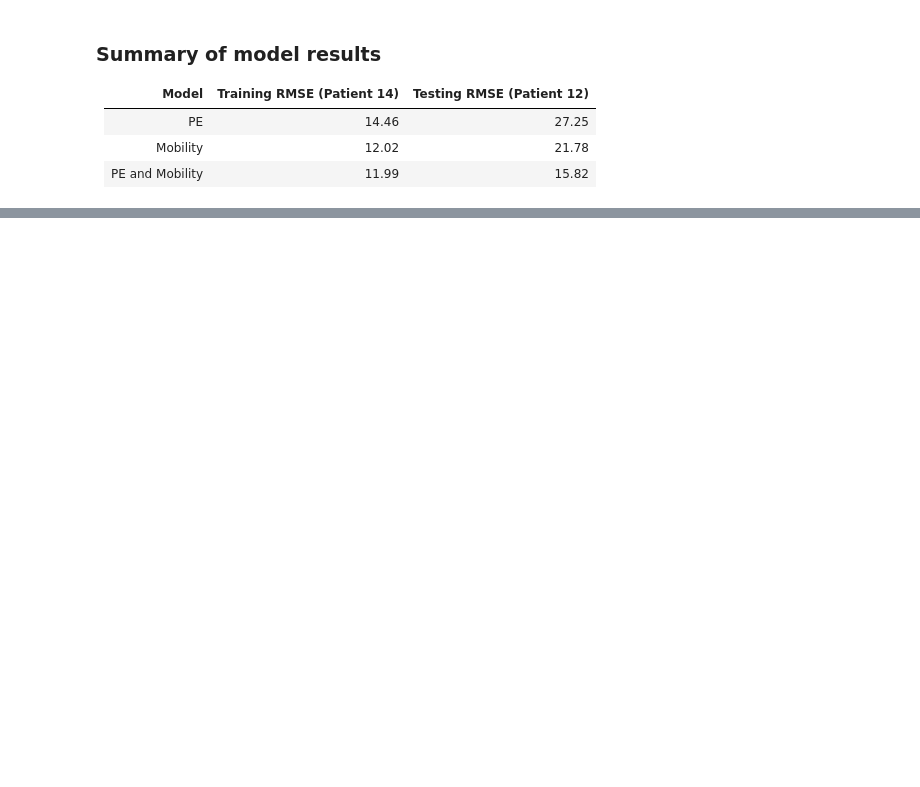
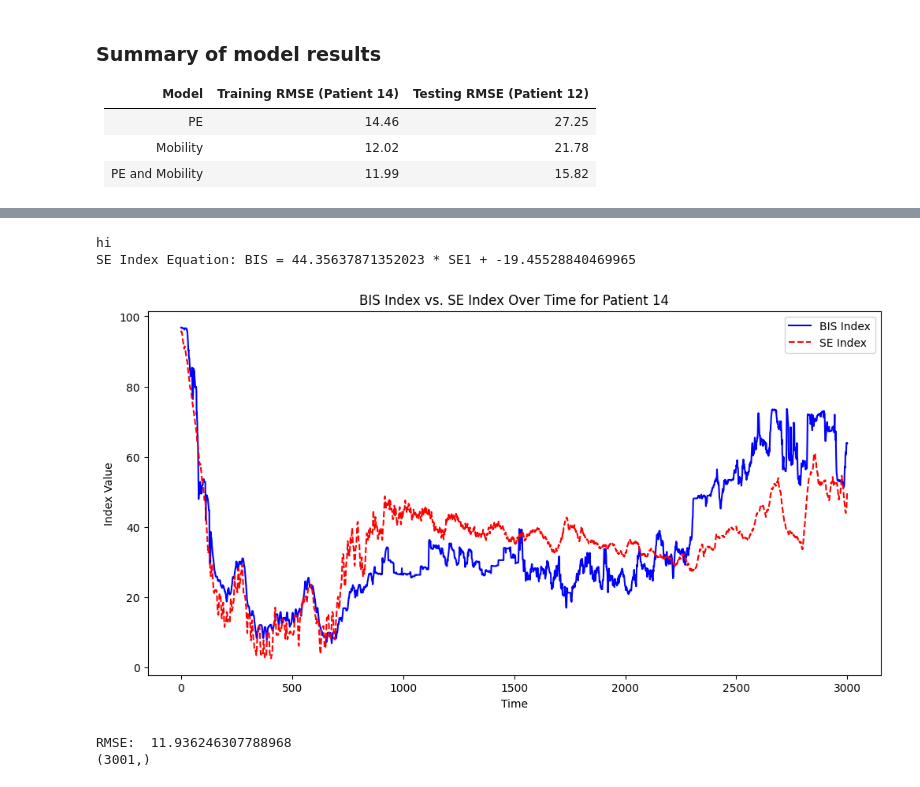
Before and after one commit to meyy26/Research-Project, a Jupyter notebook: Patient14.ipynb, the cells around one changed output, grey strips where cells are left out. Cells and saved outputs as stored; diff of their text form; code cells hidden in the pictures; blank space fills up the shorter version.

Commit message:
Added sample entropy index

```diff
--- a/Patient14.ipynb
+++ b/Patient14.ipynb
@@ -437,0 +452,10 @@ Combined Model RMSE:  15.817616557421719
+# %%
+se_values2 = []
+
+for i, window in enumerate(beta_windows):
+    se2 = ent.sample_entropy(window, 2, 0.2 * overall_std)
+    se_values2.append(se2[0])
+    print(f"Processed window {i+1}/{len(beta_windows)}")
+
+se_values2 = np.array(se_values2)
+print(se_values2.shape)
@@ -437,0 +480,40 @@ Combined Model RMSE:  15.817616557421719
+# %%
+# Create the PE index
+print("hi")
+se_df = pd.DataFrame(se_values2, columns=['SE']) # Convert SE numpy array to pandas DataFrame
+SE1 = se_df.values.reshape(-1, 1)
+SE_model = LinearRegression()
+SE_model.fit(SE1, bis_series)
+SE_index = SE_model.predict(SE1)
+
+# Calculate the regression coefficients
+k_SE = SE_model.coef_[0]
+b_SE = SE_model.intercept_
+print(f"SE Index Equation: BIS = {k_SE} * SE1 + {b_SE}")
+
+# Plot BIS Index vs. PE Indexfra
+plt.figure(figsize=(12, 6))
+plt.plot(bis_series, label='BIS Index', color='blue')
+plt.plot(SE_index, label='SE Index', color='red', linestyle='--')
+plt.xlabel('Time')
+plt.ylabel('Index Value')
+plt.title('BIS Index vs. SE Index Over Time for Patient 14')
+plt.legend()
+plt.show()
+
+# Calculate Root Mean Square Error (RMSE)
+actual_SE = np.array([bis_series])
+predicted_SE = np.array([SE_index])
+
+mse_SE = mean_squared_error(actual_SE, predicted_SE)
+
+rmse_SE = np.sqrt(mse_SE)
+
+print("RMSE: ", rmse_SE)
+print(bis_series.shape)
+# %% [output]
+hi
+SE Index Equation: BIS = 44.35637871352023 * SE1 + -19.45528840469965
+[figure, added]
+RMSE:  11.936246307788968
+(3001,)
```
Also changed, not shown: parts of 4 cells of this notebook.
